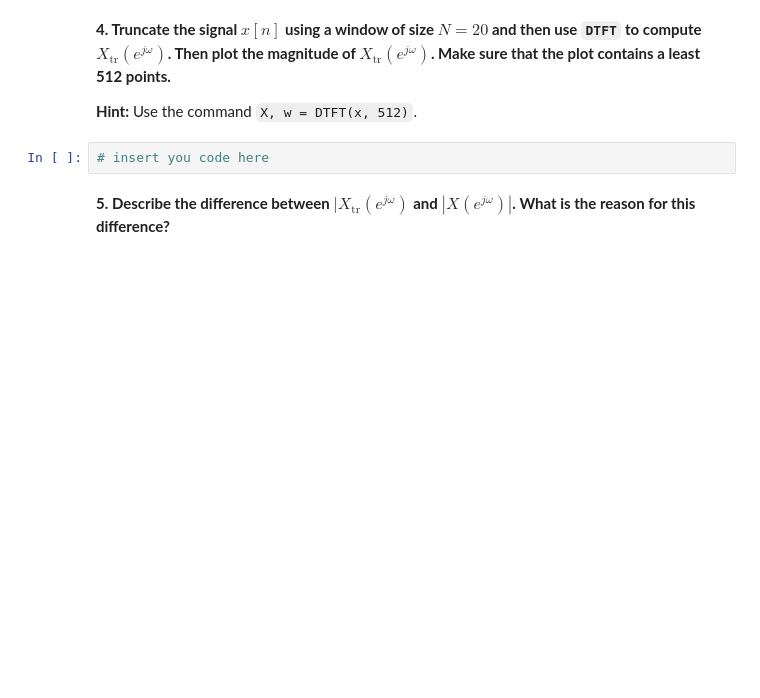
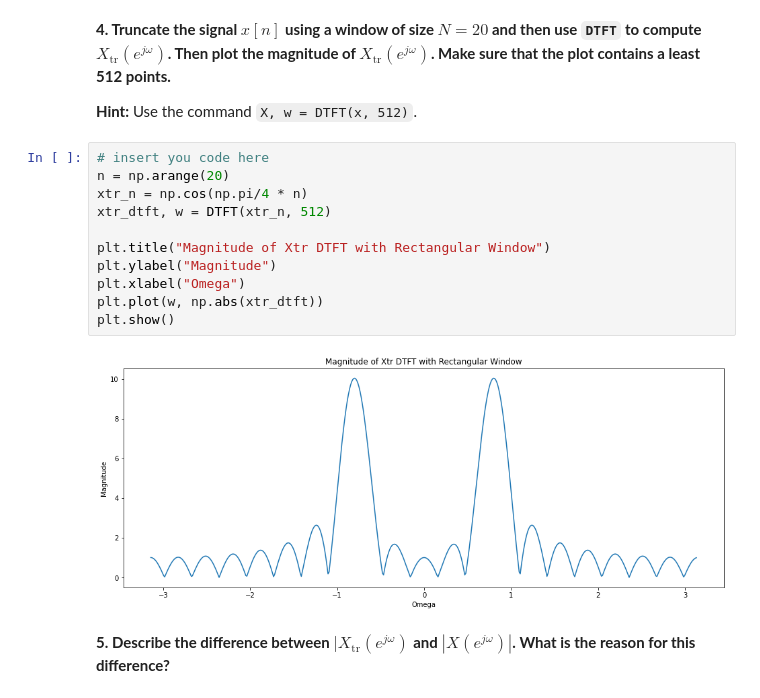
Before and after one commit to cdavin2/dsp_lab06a, a Jupyter notebook: lab06a_final_report.ipynb, the cells around one changed output. Drawn from its saved outputs; the diff is of its cells as text; blank space fills up the shorter version.

````diff
--- a/lab06a_final_report.ipynb
+++ b/lab06a_final_report.ipynb
@@ -54,8 +228,19 @@ insert your answer here
 **4. Truncate the signal $x[n]$ using a window of size $N = 20$ and then use ```DTFT``` to compute $X_{\text{tr}}(e^{j\omega})$. Then plot the magnitude of $X_{\text{tr}}(e^{j\omega})$. Make sure that the plot contains a least 512 points.**
 
 **Hint:** Use the command ```X, w = DTFT(x, 512)```.
-# %%
-# insert you code here
+# %%
+# insert you code here
+n = np.arange(20)
+xtr_n = np.cos(np.pi/4 * n)
+xtr_dtft, w = DTFT(xtr_n, 512)
+
+plt.title("Magnitude of Xtr DTFT with Rectangular Window")
+plt.ylabel("Magnitude")
+plt.xlabel("Omega")
+plt.plot(w, np.abs(xtr_dtft))
+plt.show()
+# %% [output]
+[figure, added]
 # %% [markdown]
 **5. Describe the difference between $|X_{\text{tr}}(e^{j\omega})$ and $|X(e^{j\omega})|$. What is the reason for this difference?**
 # %% [markdown]
````
Also changed, not shown: parts of 36 cells of this notebook.
